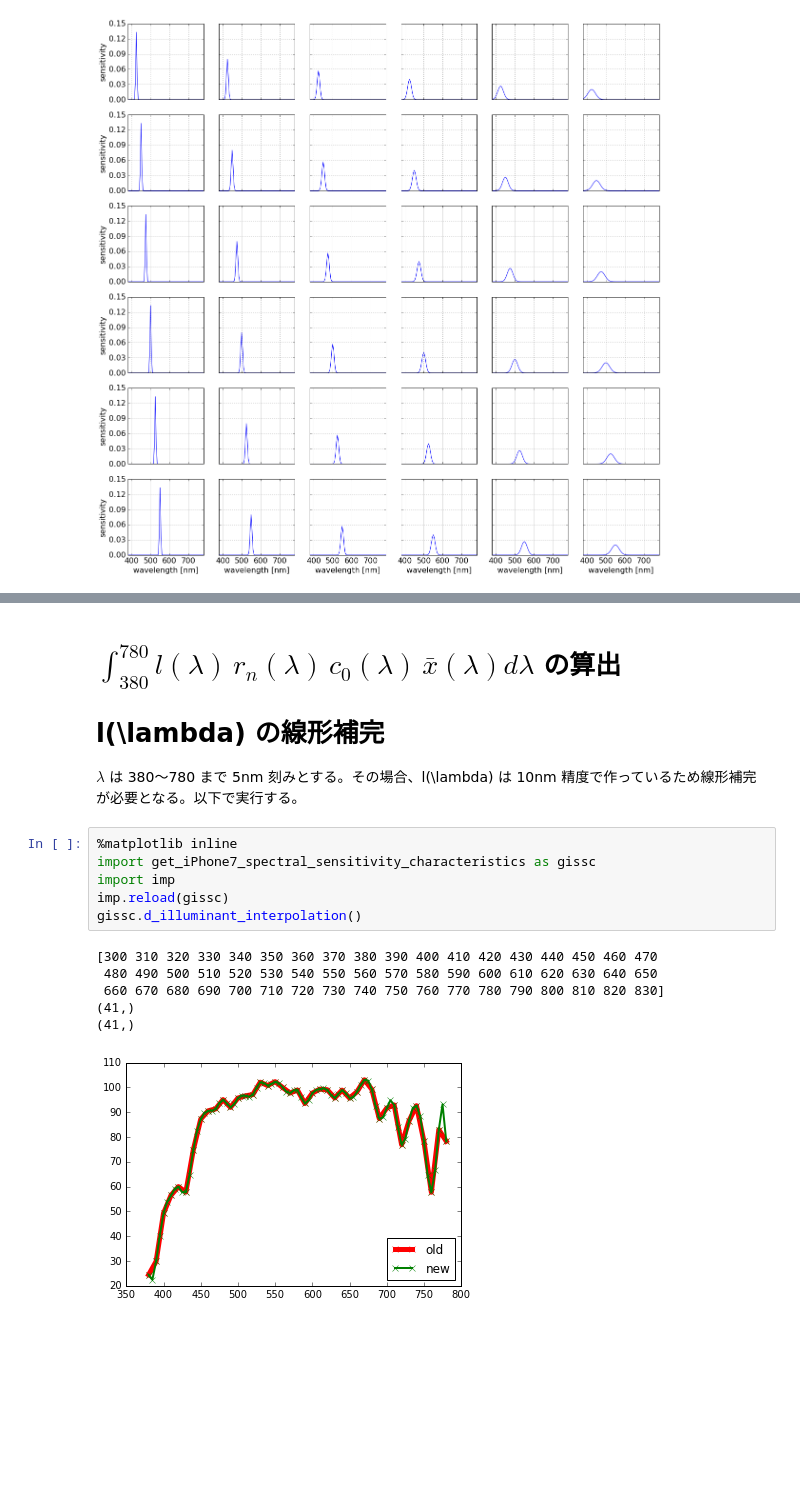
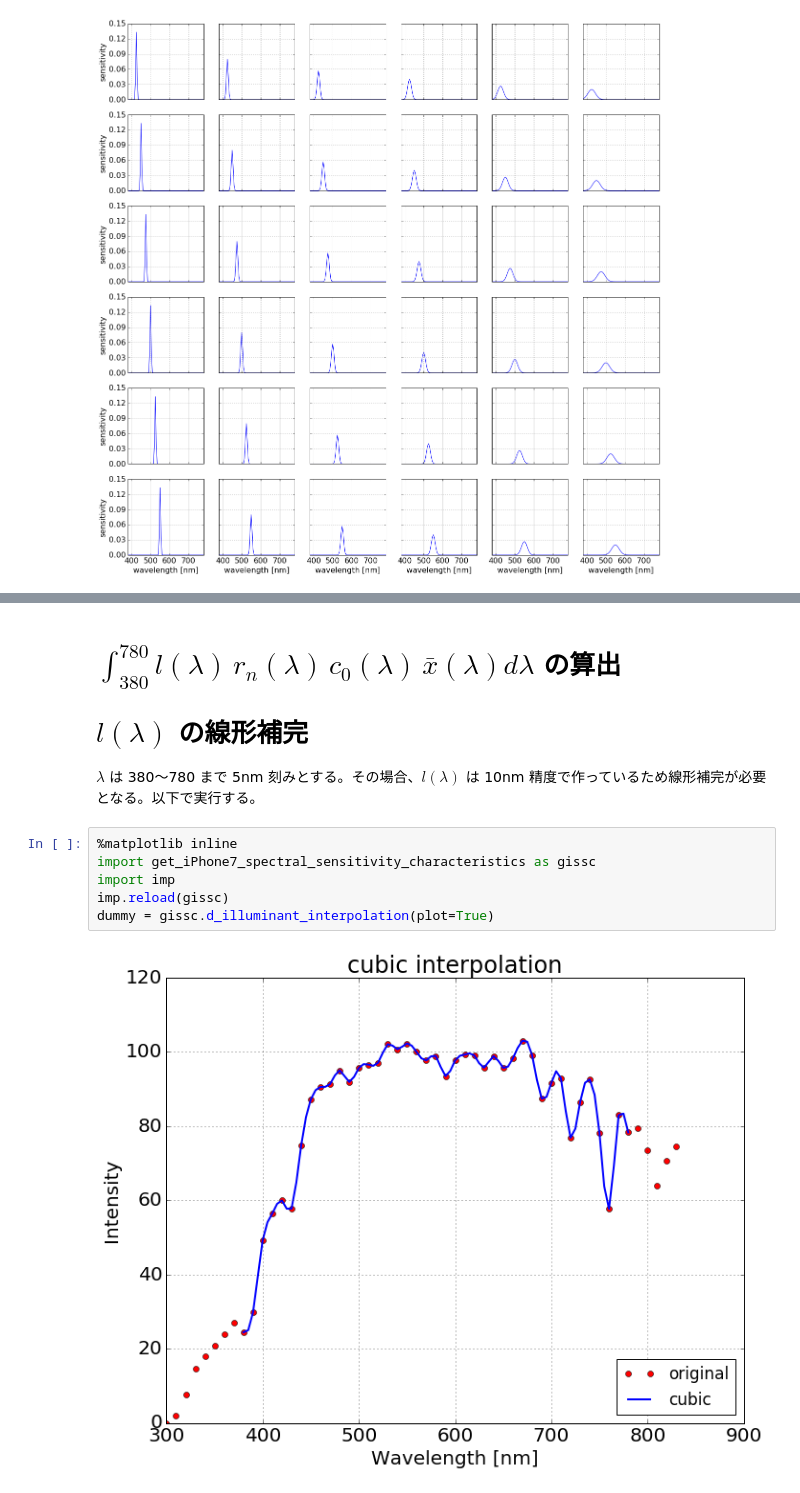
Before and after one commit to toru-ver4/sip, a Jupyter notebook: SciPy/color_patch_analysis/get_iPhone7_spectral_sensitivity_characteristics.ipynb, the cells around one changed output, grey strips where cells are left out. Cells and saved outputs as stored; diff of their text form; blank space fills up the shorter version.

```diff
--- a/SciPy/color_patch_analysis/get_iPhone7_spectral_sensitivity_characteristics.ipynb
+++ b/SciPy/color_patch_analysis/get_iPhone7_spectral_sensitivity_characteristics.ipynb
@@ -75,18 +75,13 @@ print(large_xyz)
 # %% [markdown]
 # $\int_{380}^{780} l(\lambda)\, r_n(\lambda)\, c_0(\lambda)\, \bar{x}(\lambda) d\lambda$ の算出
 
-# l(\lambda) の線形補完
-$\lambda$ は 380～780 まで 5nm 刻みとする。その場合、l(\lambda) は 10nm 精度で作っているため線形補完が必要となる。以下で実行する。
+# $l(\lambda)$ の線形補完
+$\lambda$ は 380～780 まで 5nm 刻みとする。その場合、$l(\lambda)$ は 10nm 精度で作っているため線形補完が必要となる。以下で実行する。
 # %%
 %matplotlib inline
 import get_iPhone7_spectral_sensitivity_characteristics as gissc
 import imp
 imp.reload(gissc)
-gissc.d_illuminant_interpolation()
+dummy = gissc.d_illuminant_interpolation(plot=True)
 # %% [output]
-[300 310 320 330 340 350 360 370 380 390 400 410 420 430 440 450 460 470
- 480 490 500 510 520 530 540 550 560 570 580 590 600 610 620 630 640 650
- 660 670 680 690 700 710 720 730 740 750 760 770 780 790 800 810 820 830]
-(41,)
-(41,)
-[figure, old version]
+[figure, new version]
```
Also changed, not shown: 1 other file.
